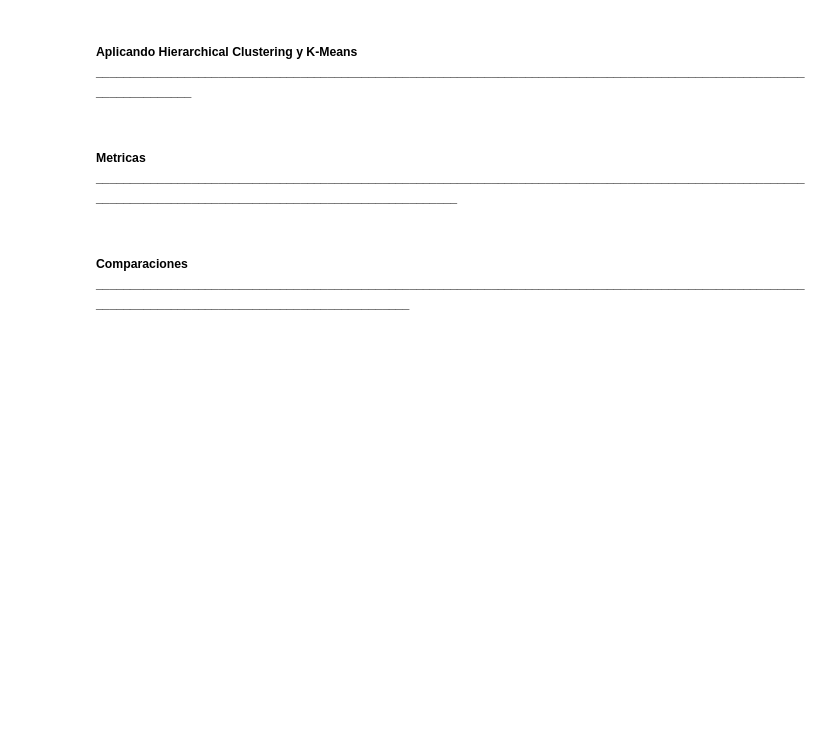
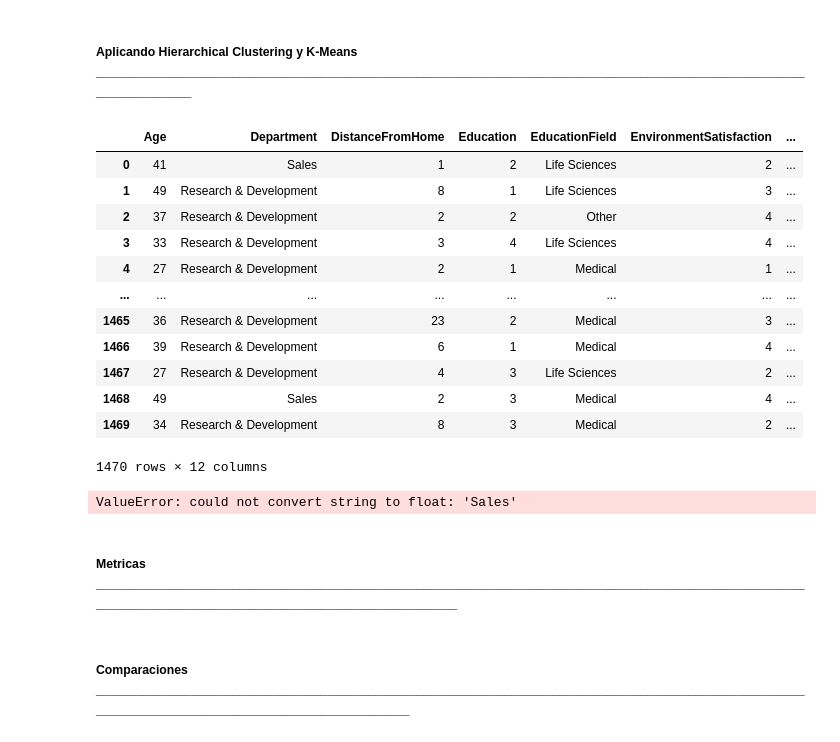
Before and after one commit to Naomi-Casanova/Diplomado-IA---Modulo-IV, a Jupyter notebook: EjerciciosPracticos_ModuloIV_25Febrero.ipynb, the cells around one changed output. Cells and saved outputs as stored; diff of their text form; code cells hidden in the pictures; blank space fills up the shorter version.

```diff
--- a/EjerciciosPracticos_ModuloIV_25Febrero.ipynb
+++ b/EjerciciosPracticos_ModuloIV_25Febrero.ipynb
@@ -95,3 +969,6 @@ Al dataset seleccionado en la tarea de clasificación:
 4. Graficar el dataset original, los cluster dados por los algoritmos y comparar
 # %% [markdown]
 ##### Eliminamos Etiquetas ____________________________________________________________________________________________________________________________________________
+# %%
+Datos_IBM = pd.read_csv('IBM.csv')
+Datos_IBM.head()
@@ -98,2 +982,21 @@ Al dataset seleccionado en la tarea de clasificación:
+# %%
+# COLUMNA OBJETIVO : Attrition
+Datos_IBM_SC = Datos_IBM.drop(columns=["Attrition"])
 # %% [markdown]
 ##### Aplicando Hierarchical Clustering y K-Means ______________________________________________________________________________________________________________________
+# %%
+Datos_IBM_SC
+# %% [output]
+|  | Age | Department | DistanceFromHome | Education | EducationField | EnvironmentSatisfaction | ... |
+| 0 | 41 | Sales | 1 | 2 | Life Sciences | 2 | ... |
+| 1 | 49 | Research & Development | 8 | 1 | Life Sciences | 3 | ... |
+| 2 | 37 | Research & Development | 2 | 2 | Other | 4 | ... |
+| 3 | 33 | Research & Development | 3 | 4 | Life Sciences | 4 | ... |
+| 4 | 27 | Research & Development | 2 | 1 | Medical | 1 | ... |
+| ... | ... | ... | ... | ... | ... | ... | ... |
+| 1465 | 36 | Research & Development | 23 | 2 | Medical | 3 | ... |
+| 1466 | 39 | Research & Development | 6 | 1 | Medical | 4 | ... |
+| 1467 | 27 | Research & Development | 4 | 3 | Life Sciences | 2 | ... |
+| 1468 | 49 | Sales | 2 | 3 | Medical | 4 | ... |
+| 1469 | 34 | Research & Development | 8 | 3 | Medical | 2 | ... |
+1470 rows × 12 columns
@@ -99,0 +1005,25 @@ Al dataset seleccionado en la tarea de clasificación:
+# %%
+
+from utils import *
+from sklearn.datasets import load_iris
+from sklearn.preprocessing import StandardScaler
+from sklearn.cluster import AgglomerativeClustering, KMeans
+from scipy.cluster.hierarchy import linkage
+
+# SEMILLA
+SEMILLA = 2026
+
+X = Datos_IBM_SC.values
+feature_names = Datos_IBM_SC.columns
+
+# ESCALAMOS LOS DATOS
+scaler = StandardScaler()
+Xs = scaler.fit_transform(X)
+
+# VISUALIZAMOS EN 2D
+idx_a, idx_b = 0, 1
+X2 = Xs[:, [idx_a, idx_b]]
+xlab = f"{feature_names[idx_a]} (scaled)"
+ylab = f"{feature_names[idx_b]} (scaled)"
+# %% [output]
+ValueError: could not convert string to float: 'Sales'
```
Also changed, not shown: parts of 50 cells of this notebook, 4 other files.
